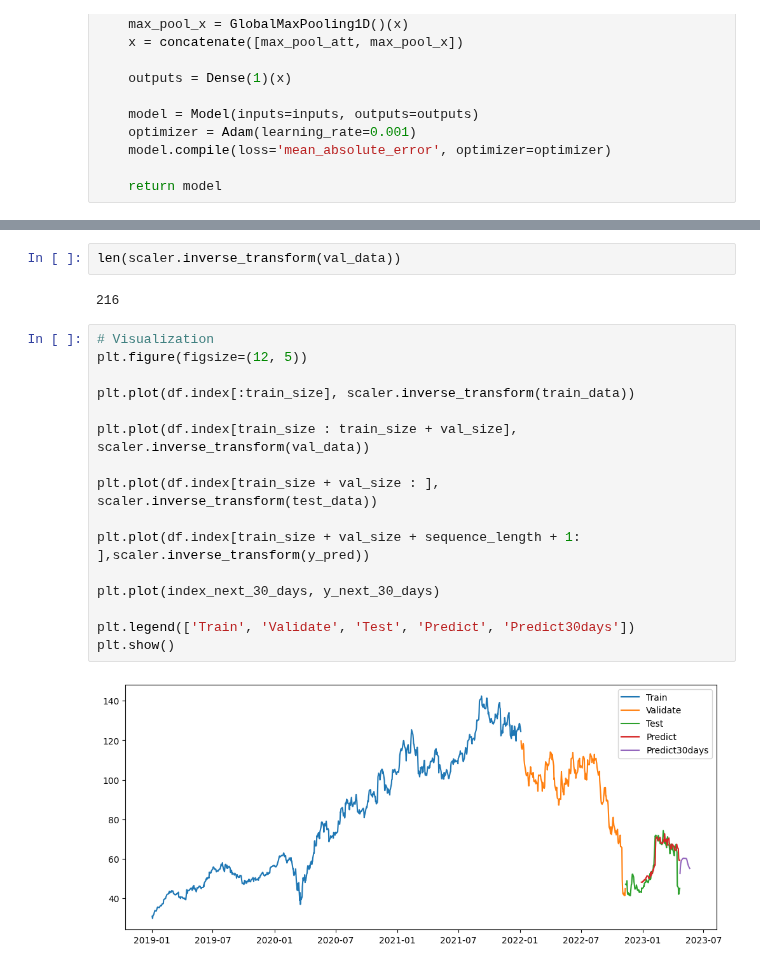
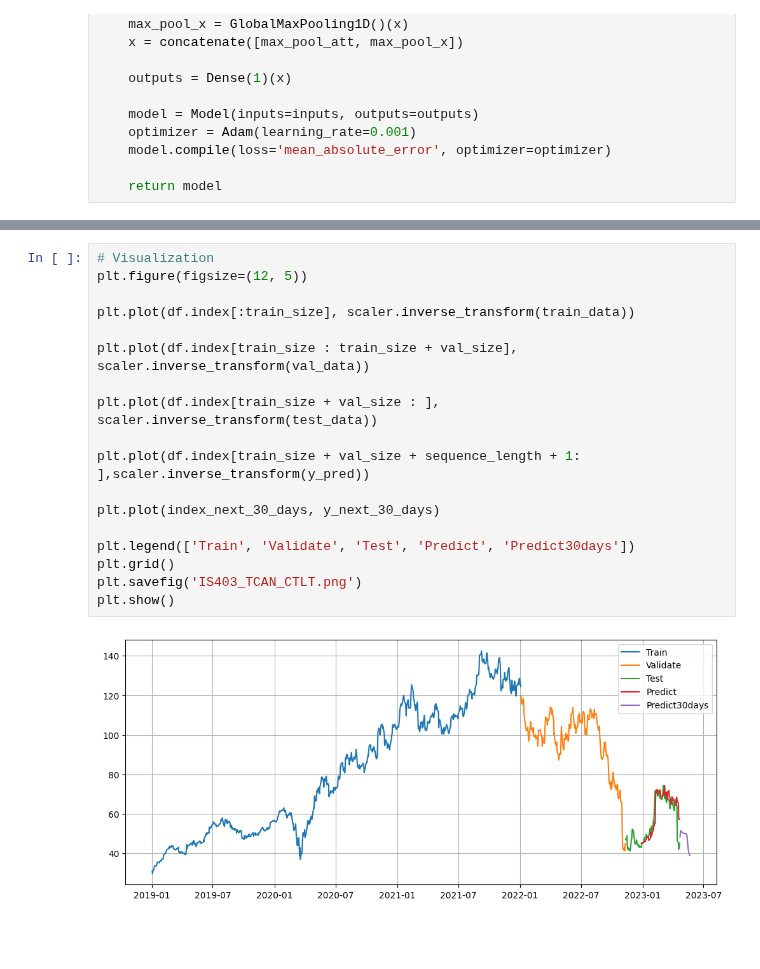
Before and after one commit to mynhungg/IS403.N21.HTTT_Nhom13, a Jupyter notebook: Model/TCA/IS403_TCAN_CTLT.ipynb, the cells around one changed output, grey strips where cells are left out. Drawn from its saved outputs; the diff is of its cells as text; blank space fills up the shorter version.

```diff
--- a/Model/TCA/IS403_TCAN_CTLT.ipynb
+++ b/Model/TCA/IS403_TCAN_CTLT.ipynb
@@ -257,22 +257,20 @@ for i in range(30):
-# %%
-len(scaler.inverse_transform(val_data))
-# %% [output]
-216
 # %%
 # Visualization
 plt.figure(figsize=(12, 5))
 
 plt.plot(df.index[:train_size], scaler.inverse_transform(train_data))
 
 plt.plot(df.index[train_size : train_size + val_size], scaler.inverse_transform(val_data))
 
 plt.plot(df.index[train_size + val_size : ], scaler.inverse_transform(test_data))
 
 plt.plot(df.index[train_size + val_size + sequence_length + 1: ],scaler.inverse_transform(y_pred))
 
 plt.plot(index_next_30_days, y_next_30_days)
 
 plt.legend(['Train', 'Validate', 'Test', 'Predict', 'Predict30days'])
+plt.grid()
+plt.savefig('IS403_TCAN_CTLT.png')
 plt.show()
 # %% [output]
-[figure, old version]
+[figure, new version]
```
Also changed, not shown: parts of 4 cells of this notebook, 2 other files.
